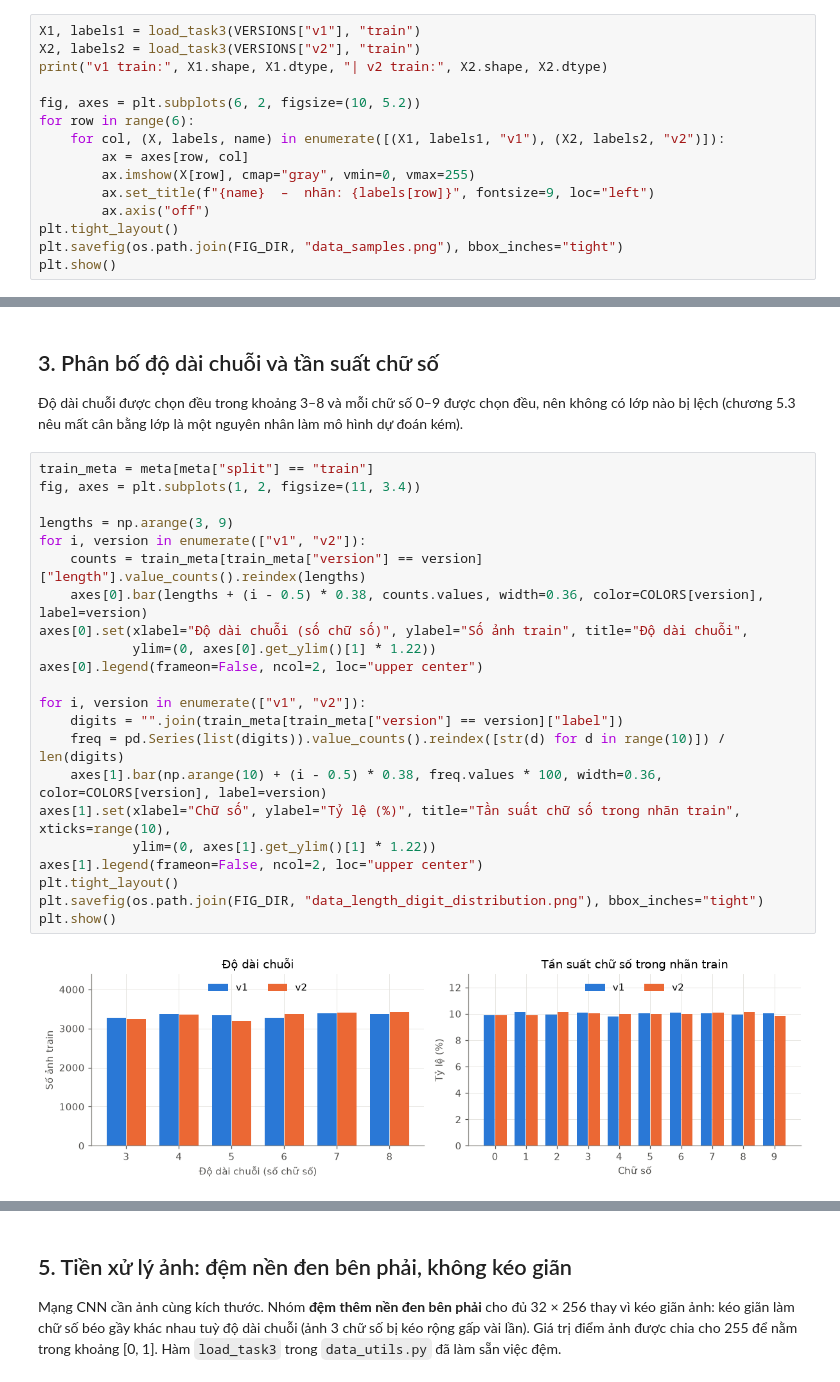
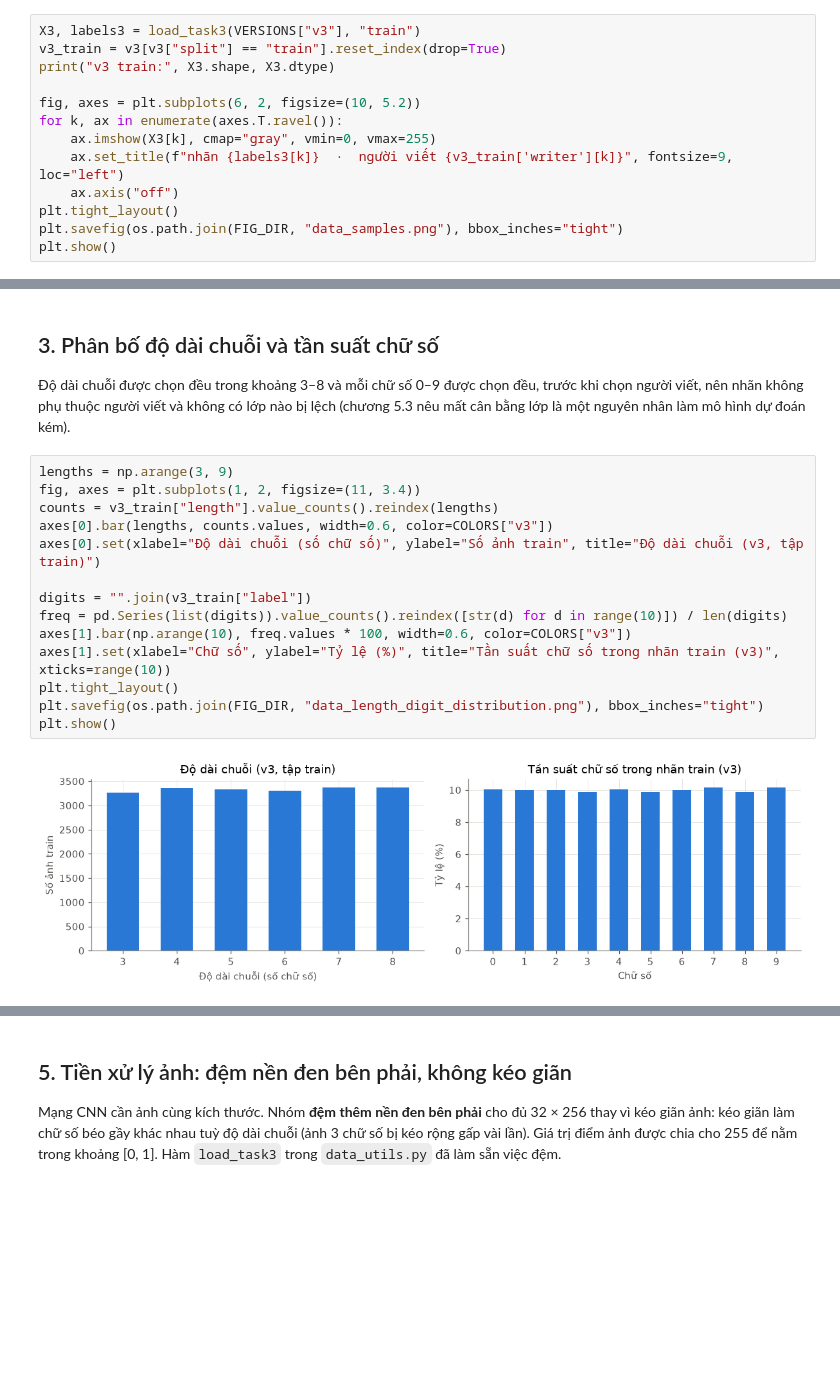
Before and after one commit to haminh109/hanoi-pm25-and-digit-string-recognition, a Jupyter notebook: 04_task3_data.ipynb, the cells around one changed output, grey strips where cells are left out. Saved outputs shown, nothing was run; the diff lists cells and outputs as text; blank space fills up the shorter version.

```diff
--- a/04_task3_data.ipynb
+++ b/04_task3_data.ipynb
@@ -95,15 +115,13 @@ Mỗi ảnh được đệm nền đen bên phải cho đủ 32 × 256 (xem mụ
 # %%
-X1, labels1 = load_task3(VERSIONS["v1"], "train")
-X2, labels2 = load_task3(VERSIONS["v2"], "train")
-print("v1 train:", X1.shape, X1.dtype, "| v2 train:", X2.shape, X2.dtype)
+X3, labels3 = load_task3(VERSIONS["v3"], "train")
+v3_train = v3[v3["split"] == "train"].reset_index(drop=True)
+print("v3 train:", X3.shape, X3.dtype)
 
 fig, axes = plt.subplots(6, 2, figsize=(10, 5.2))
-for row in range(6):
-    for col, (X, labels, name) in enumerate([(X1, labels1, "v1"), (X2, labels2, "v2")]):
-        ax = axes[row, col]
-        ax.imshow(X[row], cmap="gray", vmin=0, vmax=255)
-        ax.set_title(f"{name}  –  nhãn: {labels[row]}", fontsize=9, loc="left")
-        ax.axis("off")
+for k, ax in enumerate(axes.T.ravel()):
+    ax.imshow(X3[k], cmap="gray", vmin=0, vmax=255)
+    ax.set_title(f"nhãn {labels3[k]}  ·  người viết {v3_train['writer'][k]}", fontsize=9, loc="left")
+    ax.axis("off")
 plt.tight_layout()
 plt.savefig(os.path.join(FIG_DIR, "data_samples.png"), bbox_inches="tight")
 plt.show()
@@ -113,31 +164,23 @@ v1 train: (20000, 32, 256) uint8 | v2 train: (20000, 32, 256) uint8
 # %% [markdown]
 ## 3. Phân bố độ dài chuỗi và tần suất chữ số
 
-Độ dài chuỗi được chọn đều trong khoảng 3–8 và mỗi chữ số 0–9 được chọn đều, nên không có lớp nào bị lệch (chương 5.3 nêu mất cân bằng lớp là một nguyên nhân làm mô hình dự đoán kém).
+Độ dài chuỗi được chọn đều trong khoảng 3–8 và mỗi chữ số 0–9 được chọn đều, trước khi chọn người viết, nên nhãn không phụ thuộc người viết và không có lớp nào bị lệch (chương 5.3 nêu mất cân bằng lớp là một nguyên nhân làm mô hình dự đoán kém).
 # %%
-train_meta = meta[meta["split"] == "train"]
+lengths = np.arange(3, 9)
 fig, axes = plt.subplots(1, 2, figsize=(11, 3.4))
+counts = v3_train["length"].value_counts().reindex(lengths)
+axes[0].bar(lengths, counts.values, width=0.6, color=COLORS["v3"])
+axes[0].set(xlabel="Độ dài chuỗi (số chữ số)", ylabel="Số ảnh train", title="Độ dài chuỗi (v3, tập train)")
 
-lengths = np.arange(3, 9)
-for i, version in enumerate(["v1", "v2"]):
-    counts = train_meta[train_meta["version"] == version]["length"].value_counts().reindex(lengths)
-    axes[0].bar(lengths + (i - 0.5) * 0.38, counts.values, width=0.36, color=COLORS[version], label=version)
-axes[0].set(xlabel="Độ dài chuỗi (số chữ số)", ylabel="Số ảnh train", title="Độ dài chuỗi",
-            ylim=(0, axes[0].get_ylim()[1] * 1.22))
-axes[0].legend(frameon=False, ncol=2, loc="upper center")
-
-for i, version in enumerate(["v1", "v2"]):
-    digits = "".join(train_meta[train_meta["version"] == version]["label"])
-    freq = pd.Series(list(digits)).value_counts().reindex([str(d) for d in range(10)]) / len(digits)
-    axes[1].bar(np.arange(10) + (i - 0.5) * 0.38, freq.values * 100, width=0.36, color=COLORS[version], label=version)
-axes[1].set(xlabel="Chữ số", ylabel="Tỷ lệ (%)", title="Tần suất chữ số trong nhãn train", xticks=range(10),
-            ylim=(0, axes[1].get_ylim()[1] * 1.22))
-axes[1].legend(frameon=False, ncol=2, loc="upper center")
+digits = "".join(v3_train["label"])
+freq = pd.Series(list(digits)).value_counts().reindex([str(d) for d in range(10)]) / len(digits)
+axes[1].bar(np.arange(10), freq.values * 100, width=0.6, color=COLORS["v3"])
+axes[1].set(xlabel="Chữ số", ylabel="Tỷ lệ (%)", title="Tần suất chữ số trong nhãn train (v3)", xticks=range(10))
 plt.tight_layout()
 plt.savefig(os.path.join(FIG_DIR, "data_length_digit_distribution.png"), bbox_inches="tight")
 plt.show()
 # %% [output]
-[figure, old version]
+[figure, new version]
 # %% [markdown]
 ## 4. Bề rộng ảnh theo độ dài chuỗi
 
```
Also changed, not shown: parts of 22 cells of this notebook, 55 other files.
